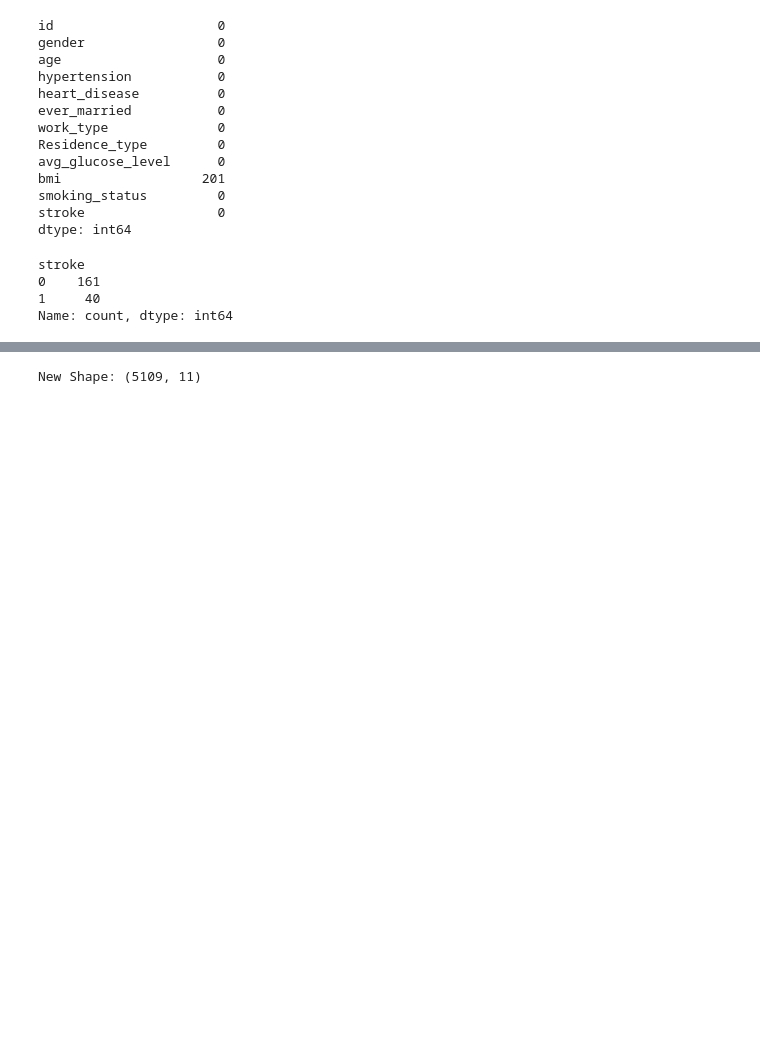
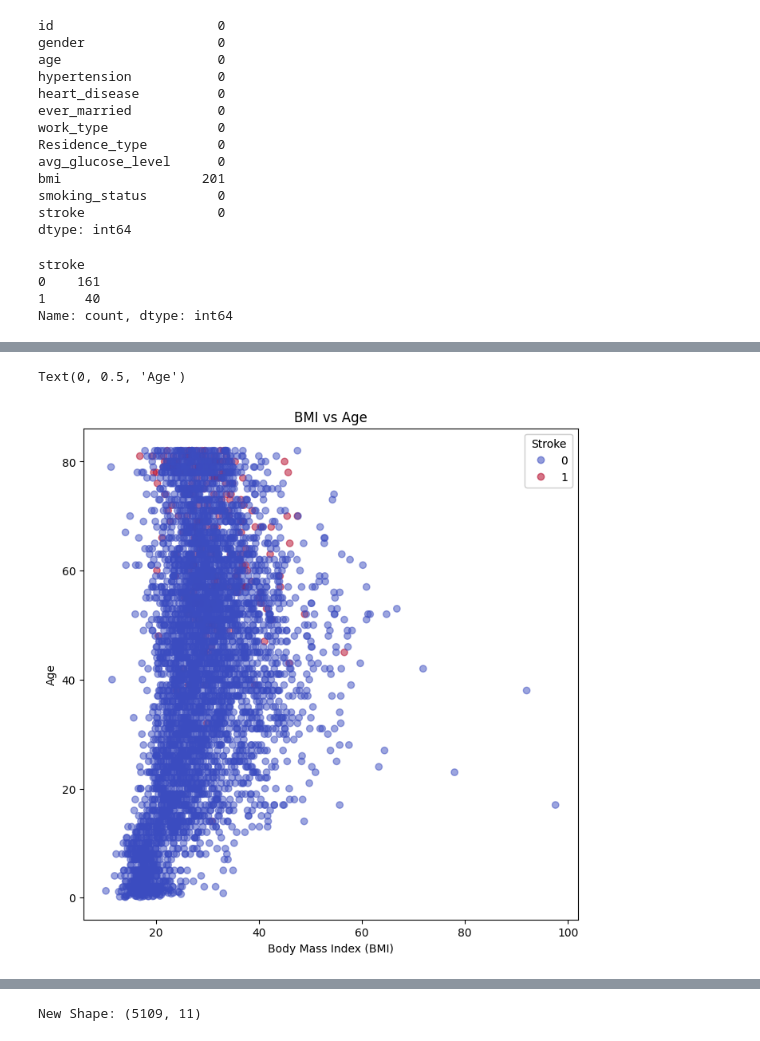
Before and after one commit to Silvano315/Stroke_Prediction, a Jupyter notebook: eda.ipynb, the cells around one changed output, grey strips where cells are left out. Drawn from its saved outputs; the diff is of its cells as text; code cells hidden in the pictures; blank space fills up the shorter version.

```diff
--- a/eda.ipynb
+++ b/eda.ipynb
@@ -168,0 +190,15 @@ Name: count, dtype: int64
+# %%
+# Visualize an example: create a scatter plot with points colored according to the stroke feature (BMI vs AGE)
+
+fig, ax = plt.subplots(figsize=(8, 8))
+scatter = ax.scatter(raw_df.dropna()['bmi'], raw_df.dropna()['age'], c=raw_df.dropna()['stroke'], cmap='coolwarm', alpha=0.5)
+
+legend1 = ax.legend(*scatter.legend_elements(), title='Stroke')
+ax.add_artist(legend1)
+
+ax.set_title('BMI vs Age')
+ax.set_xlabel('Body Mass Index (BMI)')
+ax.set_ylabel('Age')
+# %% [output]
+Text(0, 0.5, 'Age')
+[figure, added]
```
Also changed, not shown: parts of 11 cells of this notebook, 2 other files.
